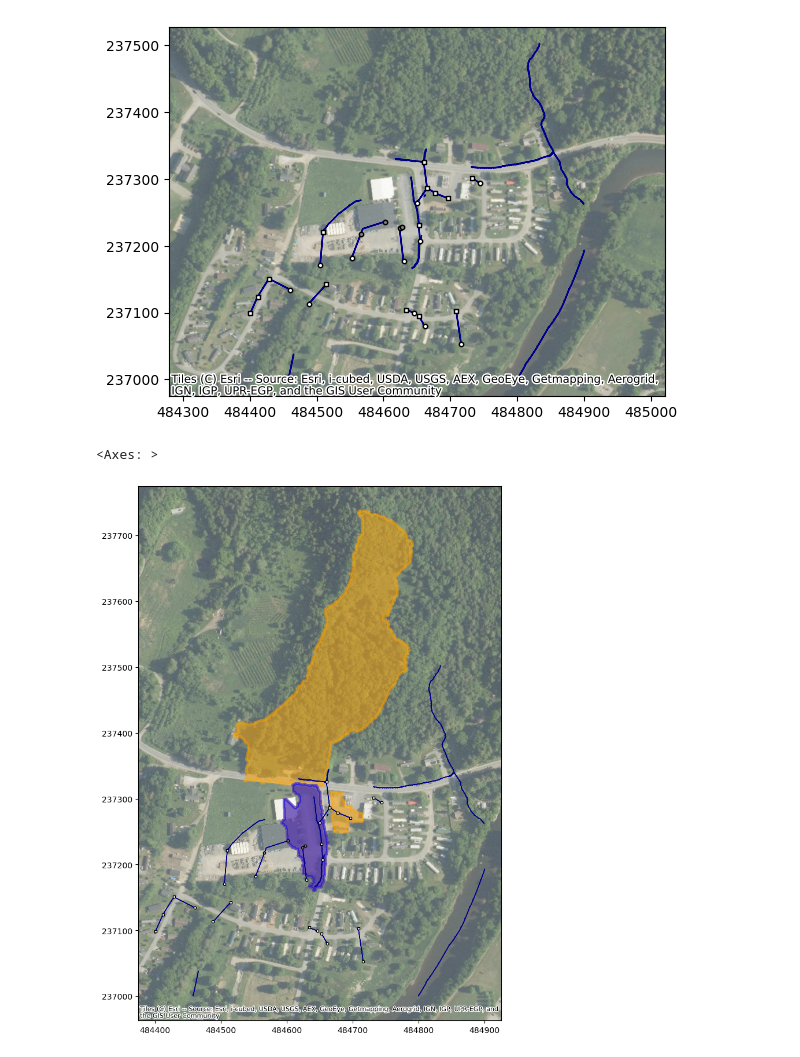
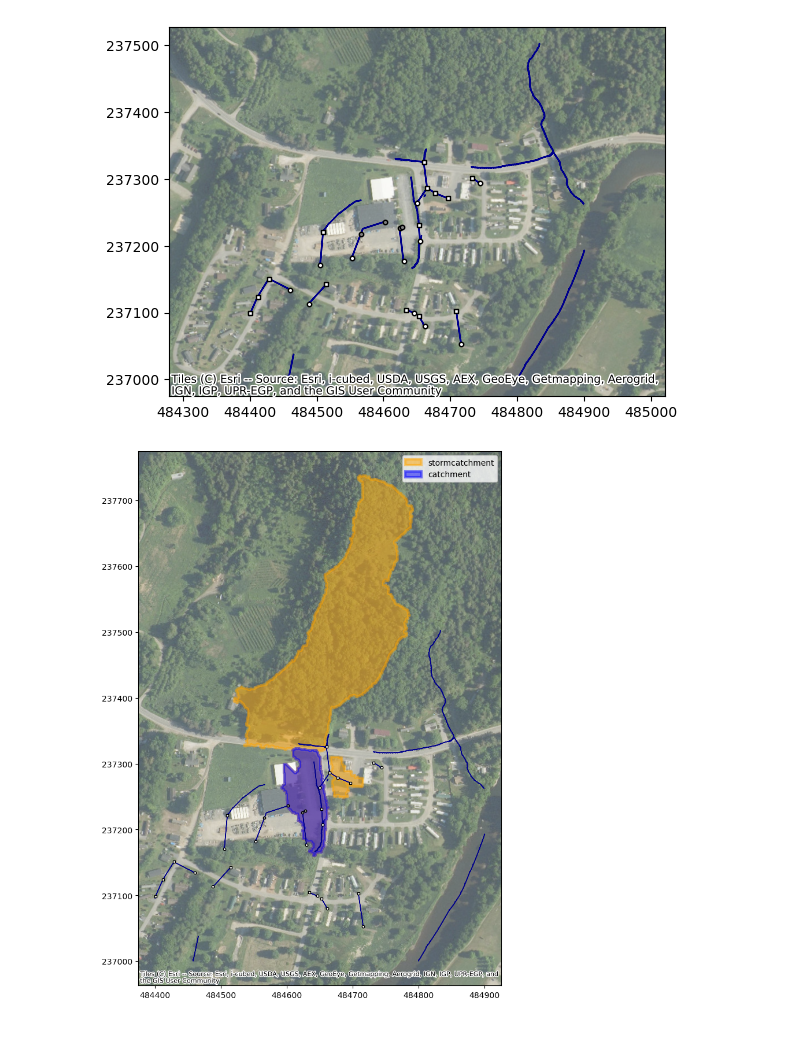
Before and after one commit to t-ott/stormcatchments, a Jupyter notebook: examples/johnson.ipynb, the cells around one changed output. Drawn from its saved outputs; the diff is of its cells as text; code cells hidden in the pictures.

```diff
--- a/examples/johnson.ipynb
+++ b/examples/johnson.ipynb
@@ -60,11 +60,32 @@ catchment = stormcatchments.delineate.get_catchment(
 )
 # %%
 import matplotlib.pyplot as plt
+import matplotlib.patches as mpatches
+
+stormcatchment_style = {
+    'ec': 'orange',
+    'fc': 'orange',
+    'alpha': 0.5,
+    'linewidth': 3
+}
+catchment_style = {
+    'ec': 'blue',
+    'fc': 'blue',
+    'alpha': 0.5,
+    'linewidth': 3
+}
 
 fig, ax = plt.subplots(figsize=(12, 12))
-stormcatchment.plot(ax=ax, ec='orange', fc='orange', alpha=0.5, linewidth=3)
-catchment.plot(ax=ax, ec='blue', fc='blue', alpha=0.5, linewidth=3)
+stormcatchment.plot(ax=ax, **stormcatchment_style)
+catchment.plot(ax=ax, **catchment_style)
 net.draw(ax=ax, add_basemap=True)
+
+plt.legend(
+  handles=[
+    mpatches.Patch(**stormcatchment_style, label='stormcatchment'),
+    mpatches.Patch(**catchment_style, label='catchment')
+  ]
+)
+plt.show()
 # %% [output]
-<Axes: >
-[figure, old version]
+[figure, new version]
```
